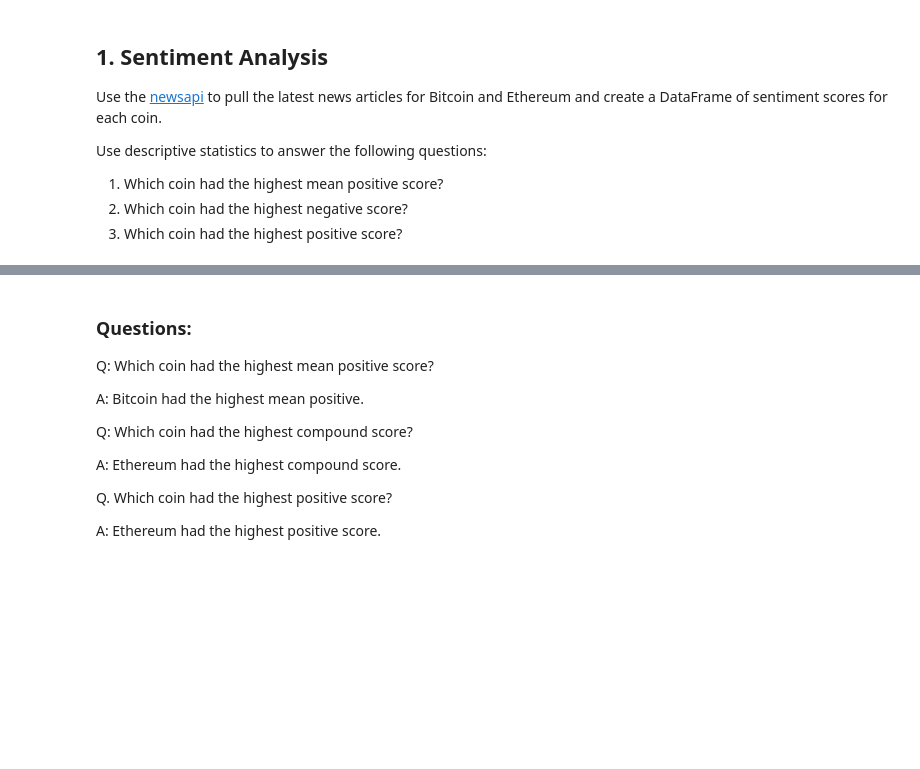
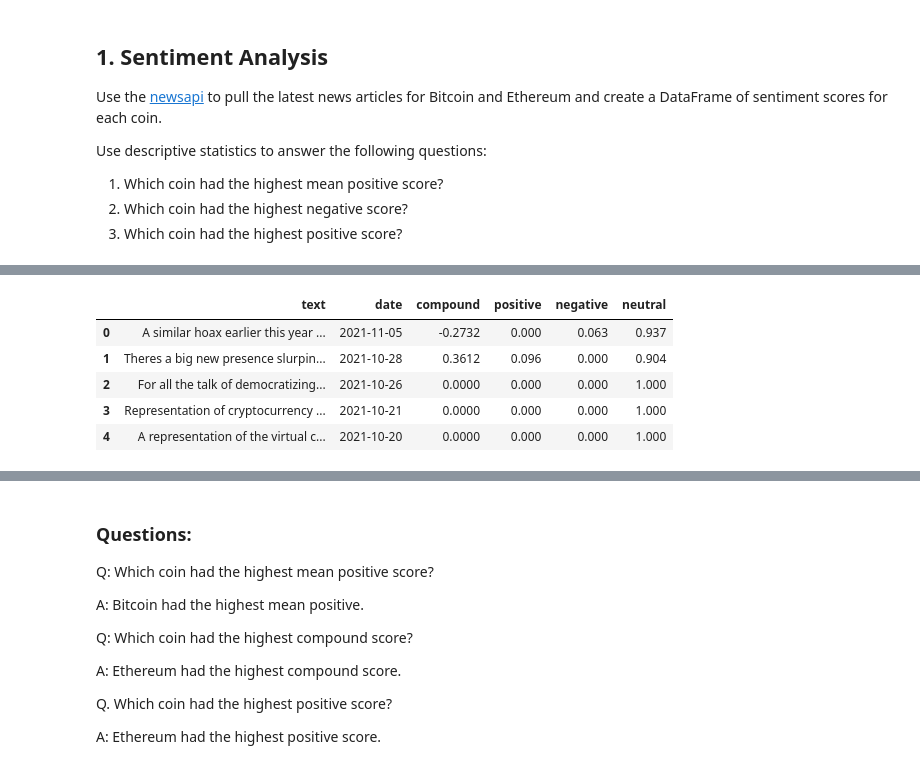
Before and after one commit to CurtisLym/tales_from_the_crypto, a Jupyter notebook: Starter_Code/crypto_sentiment.ipynb, the cells around one changed output, grey strips where cells are left out. Drawn from its saved outputs; the diff is of its cells as text; code cells hidden in the pictures; blank space fills up the shorter version.

```diff
--- a/Starter_Code/crypto_sentiment.ipynb
+++ b/Starter_Code/crypto_sentiment.ipynb
@@ -58,34 +84,42 @@ ethereum_news['totalResults']
 # %%
 # Create the Bitcoin sentiment scores DataFrame
 # YOUR CODE HERE!
 bitcoin_sentiments = []
 
 for article in bitcoin_news['articles']:
     try:
         text = article['content']
         date = article['publishedAt'][:10]
+        #will give polarity scores of content in text
         sentiment = analyzer.polarity_scores(text)
         compound = sentiment['compound']
         pos = sentiment['pos']
         neu = sentiment['neu']
         neg = sentiment['neg']
-
+        #stores it in dictionary
         bitcoin_sentiments.append({
             'text': text,
             'date': date,
             'compound': compound,
             'positive': pos,
             'negative': neg,
             'neutral': neu
         })
-
+    #if there is a error go to the next line in the loop
     except AttributeError:
         pass
 #creating dataframe
 bitcoin_df = pd.DataFrame(bitcoin_sentiments)
 
 #Reorder DataFrame columns
-cols = ['date', 'text', 'compound', 'positive', 'negative', 'neutral']
-bitcoin_df = bitcoin_df[cols]
+#cols = ['date', 'text', 'compound', 'positive', 'negative', 'neutral']
+#bitcoin_df = bitcoin_df[cols]
 
 bitcoin_df.head()
+# %% [output]
+|  | text | date | compound | positive | negative | neutral |
+| 0 | A similar hoax earlier this year ... | 2021-11-05 | -0.2732 | 0.000 | 0.063 | 0.937 |
+| 1 | Theres a big new presence slurpin... | 2021-10-28 | 0.3612 | 0.096 | 0.000 | 0.904 |
+| 2 | For all the talk of democratizing... | 2021-10-26 | 0.0000 | 0.000 | 0.000 | 1.000 |
+| 3 | Representation of cryptocurrency ... | 2021-10-21 | 0.0000 | 0.000 | 0.000 | 1.000 |
+| 4 | A representation of the virtual c... | 2021-10-20 | 0.0000 | 0.000 | 0.000 | 1.000 |
```
Also changed, not shown: parts of 35 cells of this notebook.
